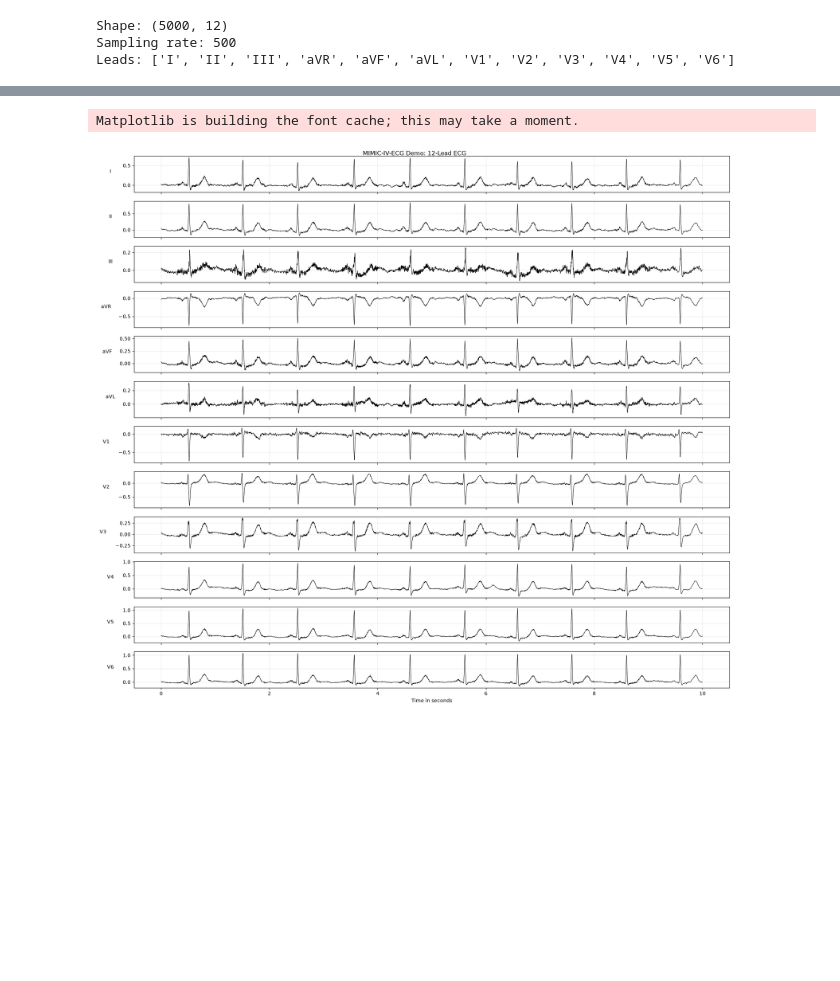
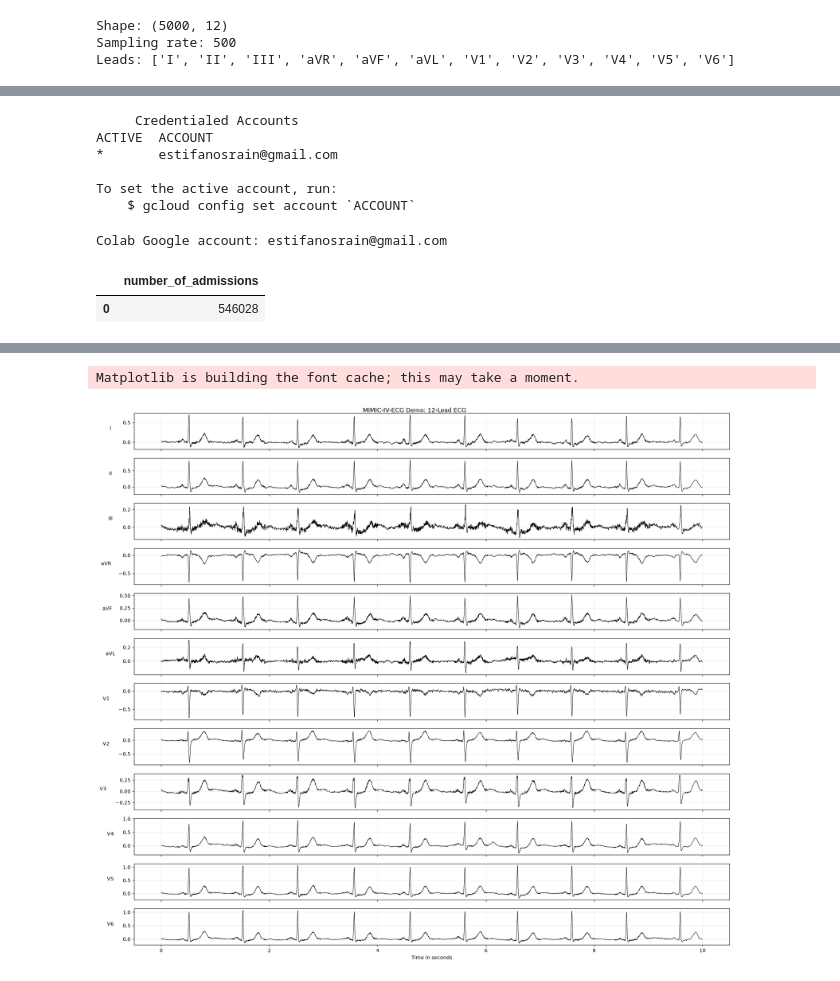
Before and after one commit to Stephzennn/ECG_ANOCA_Trial_1, a Jupyter notebook: 01_mimic_ecg_demo.ipynb, the cells around one changed output, grey strips where cells are left out. Saved outputs shown, nothing was run; the diff lists cells and outputs as text; code cells hidden in the pictures; blank space fills up the shorter version.

```diff
--- a/01_mimic_ecg_demo.ipynb
+++ b/01_mimic_ecg_demo.ipynb
@@ -25,0 +44,46 @@ Leads: ['I', 'II', 'III', 'aVR', 'aVF', 'aVL', 'V1', 'V2', 'V3', 'V4', 'V5', 'V6
+# %%
+from google.colab import auth
+auth.authenticate_user()
+
+!gcloud auth list
+# %% [output]
+     Credentialed Accounts
+ACTIVE  ACCOUNT
+*       estifanosrain@gmail.com
+
+To set the active account, run:
+    $ gcloud config set account `ACCOUNT`
+# %%
+from google.colab import auth
+auth.authenticate_user()
+
+import google.auth
+import requests
+from google.auth.transport.requests import Request
+
+credentials, _ = google.auth.default()
+credentials.refresh(Request())
+
+account_info = requests.get(
+    "https://oauth2.googleapis.com/tokeninfo",
+    params={"access_token": credentials.token}
+).json()
+
+print("Colab Google account:", account_info.get("email"))
+# %% [output]
+Colab Google account: estifanosrain@gmail.com
+# %%
+from google.cloud import bigquery
+
+PROJECT_ID = "mimic-ecg-pipeline"
+client = bigquery.Client(project=PROJECT_ID)
+
+test_query = """
+SELECT COUNT(*) AS number_of_admissions
+FROM `physionet-data.mimiciv_3_1_hosp.admissions`
+"""
+
+client.query(test_query).to_dataframe()
+# %% [output]
+|  | number_of_admissions |
+| 0 | 546028 |
```
Also changed, not shown: parts of 6 cells of this notebook.
